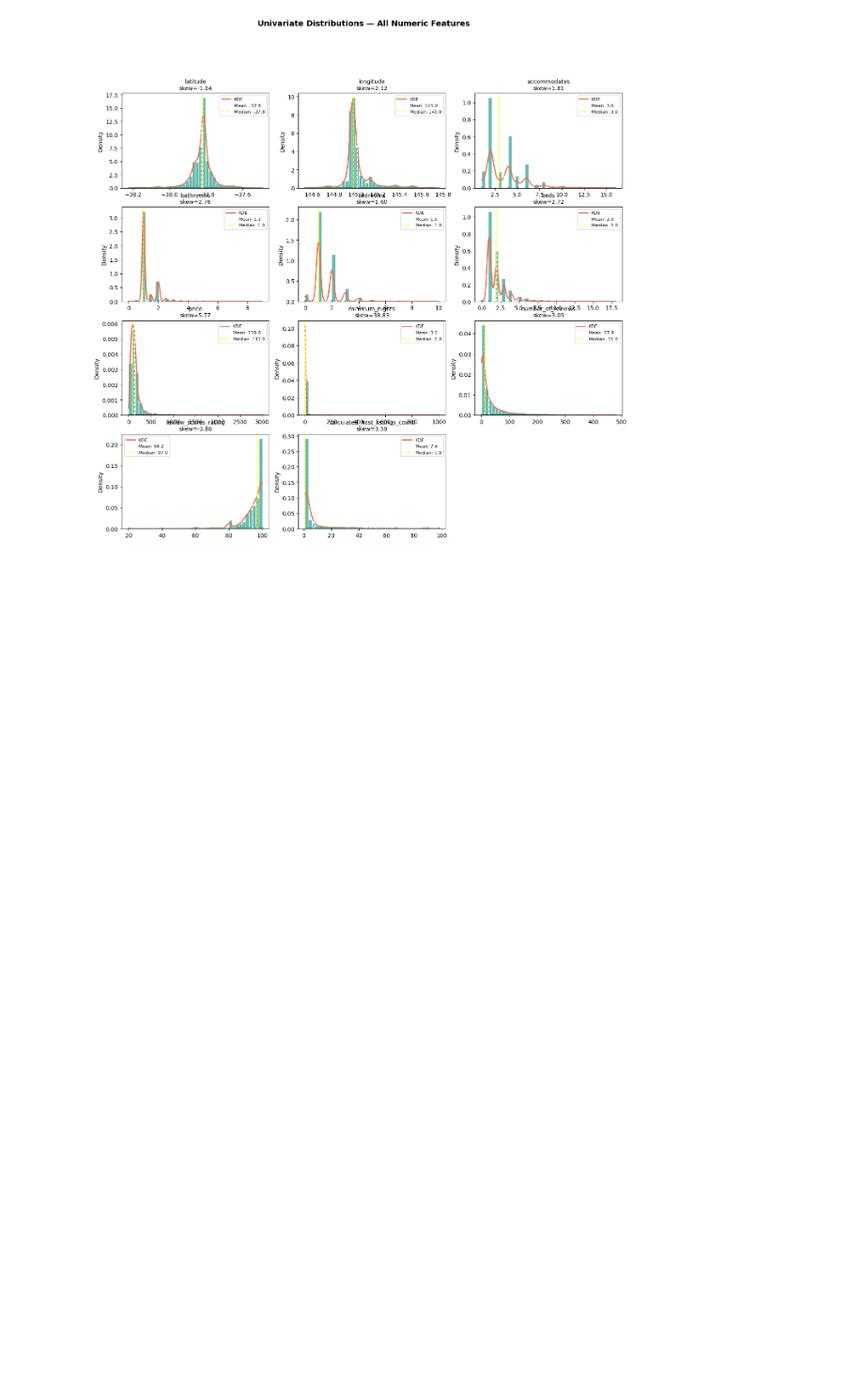
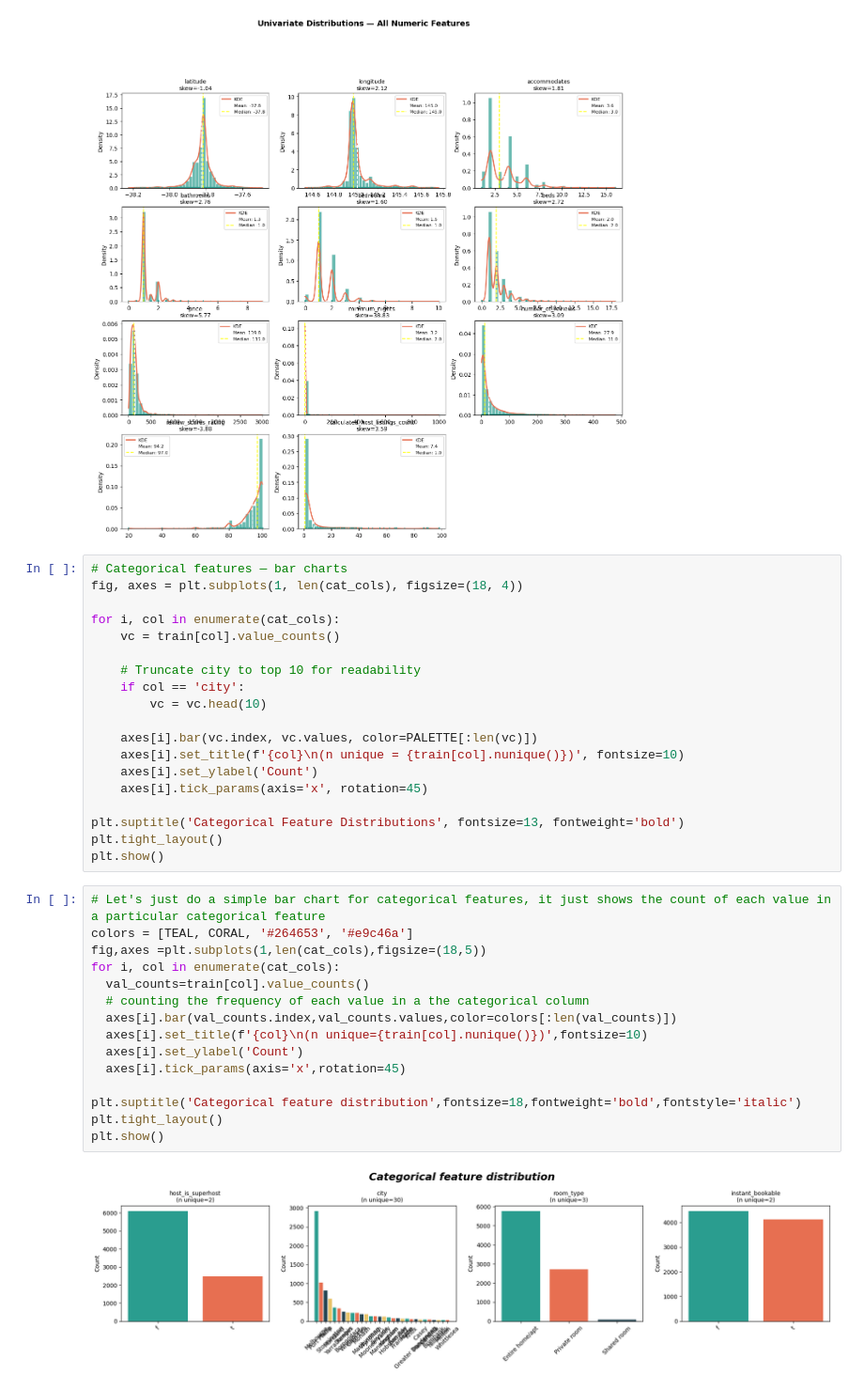
Before and after one commit to Anirudh-red11/Comp_ML_Melb_airbnb, a Jupyter notebook: notebook/mainnote.ipynb, the cells around one changed output. Shown at 94% size. Drawn from its saved outputs; the diff is of its cells as text; blank space fills up the shorter version.

Commit message:
Categoroical values box plot

```diff
--- a/notebook/mainnote.ipynb
+++ b/notebook/mainnote.ipynb
@@ -244,3 +244,39 @@ fig.suptitle(
 # %% [output]
 Text(0.5, 1.01, 'Univariate Distributions — All Numeric Features')
 [figure]
+# %%
+# Categorical features — bar charts
+fig, axes = plt.subplots(1, len(cat_cols), figsize=(18, 4))
+
+for i, col in enumerate(cat_cols):
+    vc = train[col].value_counts()
+
+    # Truncate city to top 10 for readability
+    if col == 'city':
+        vc = vc.head(10)
+
+    axes[i].bar(vc.index, vc.values, color=PALETTE[:len(vc)])
+    axes[i].set_title(f'{col}\n(n unique = {train[col].nunique()})', fontsize=10)
+    axes[i].set_ylabel('Count')
+    axes[i].tick_params(axis='x', rotation=45)
+
+plt.suptitle('Categorical Feature Distributions', fontsize=13, fontweight='bold')
+plt.tight_layout()
+plt.show()
+# %%
+# Let's just do a simple bar chart for categorical features, it just shows the count of each value in a particular categorical feature
+colors = [TEAL, CORAL, '#264653', '#e9c46a']
+fig,axes =plt.subplots(1,len(cat_cols),figsize=(18,5))
+for i, col in enumerate(cat_cols):
+  val_counts=train[col].value_counts()
+  # counting the frequency of each value in a the categorical column
+  axes[i].bar(val_counts.index,val_counts.values,color=colors[:len(val_counts)])
+  axes[i].set_title(f'{col}\n(n unique={train[col].nunique()})',fontsize=10)
+  axes[i].set_ylabel('Count')
+  axes[i].tick_params(axis='x',rotation=45)
+
+plt.suptitle('Categorical feature distribution',fontsize=18,fontweight='bold',fontstyle='italic')
+plt.tight_layout()
+plt.show()
+# %% [output]
+[figure, added]
```
